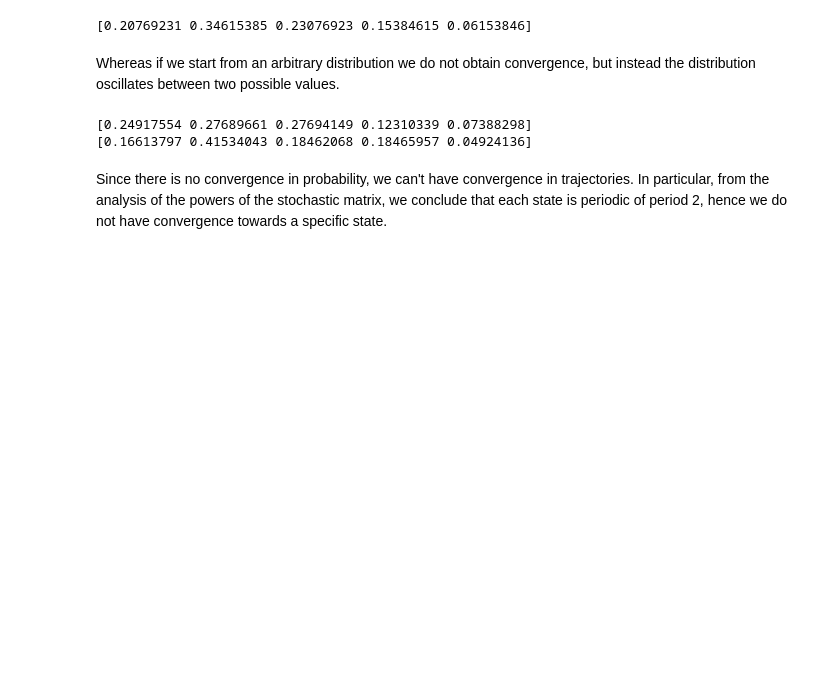
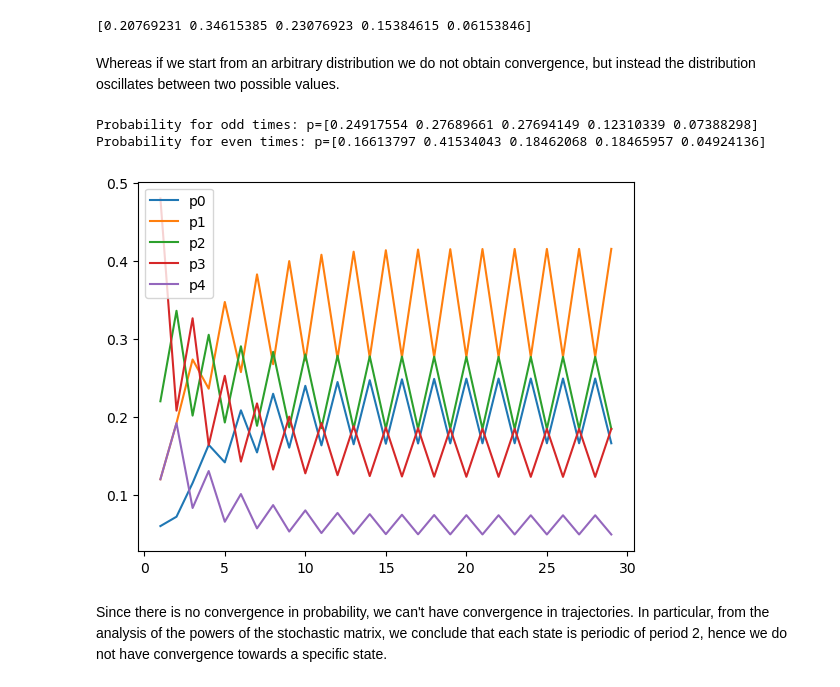
Before and after one commit to Gabriele-Codega/StochasticModelling2022-2023, a Jupyter notebook: SecondAssignment.ipynb, the cells around one changed output. Drawn from its saved outputs; the diff is of its cells as text; code cells hidden in the pictures; blank space fills up the shorter version.

```diff
--- a/SecondAssignment.ipynb
+++ b/SecondAssignment.ipynb
@@ -100,15 +100,27 @@ Whereas if we start from an arbitrary distribution we do not obtain convergence,
 p = np.array([0,0.1,0.2,0.3,0.4])
 for n in range(1,25):
     p = p@A
-print(p)
+print(f"Probability for odd times: {p=:}")
 
 p = np.array([0,0.1,0.2,0.3,0.4])
 for n in range(1,26):
     p = p@A
-print(p)
+print(f"Probability for even times: {p=:}")
 # %% [output]
-[0.24917554 0.27689661 0.27694149 0.12310339 0.07388298]
-[0.16613797 0.41534043 0.18462068 0.18465957 0.04924136]
+Probability for odd times: p=[0.24917554 0.27689661 0.27694149 0.12310339 0.07388298]
+Probability for even times: p=[0.16613797 0.41534043 0.18462068 0.18465957 0.04924136]
+# %%
+p = np.array([0,0.1,0.2,0.3,0.4])
+N = 30
+ps = []
+for n in range(1,N):
+    p = p@A
+    ps.append(p)
+
+plt.plot(range(1,N),ps)
+_ = plt.legend(["p0","p1","p2","p3","p4"])
+# %% [output]
+[figure, added]
 # %% [markdown]
 Since there is no convergence in probability, we can't have convergence in trajectories. In particular, from the analysis of the powers of the stochastic matrix, we conclude that each state is periodic of period 2, hence we do not have convergence towards a specific state.
 # %%
```
Also changed, not shown: parts of 12 cells of this notebook.
